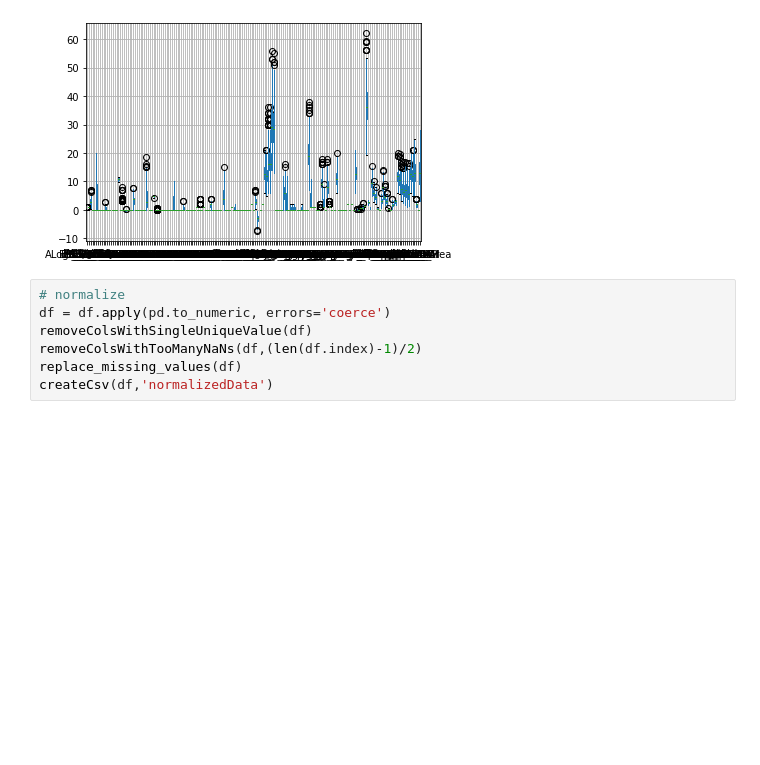
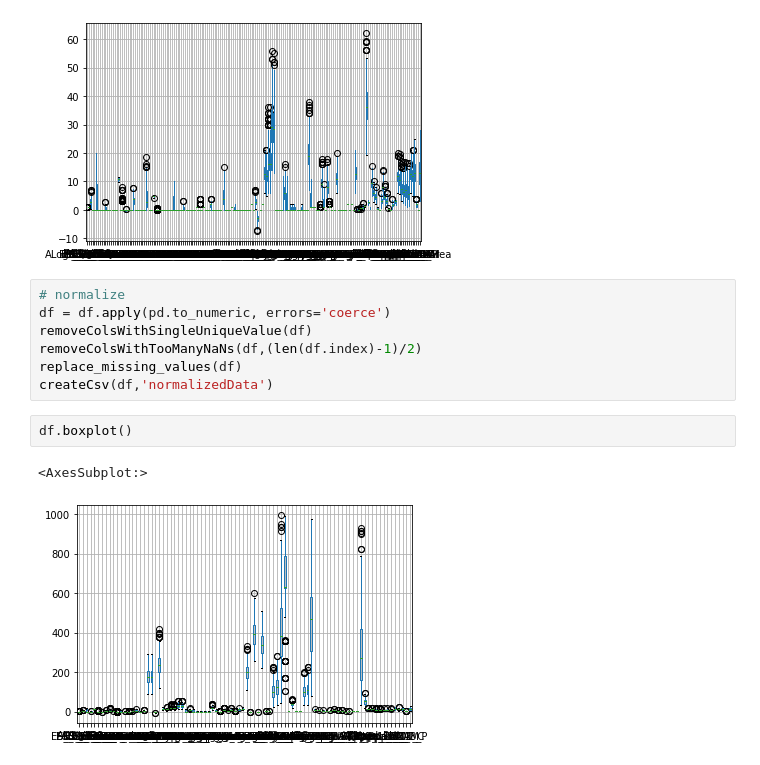
Before and after one commit to omriglevi/dataScience-1, a Jupyter notebook: bitter.ipynb, the cells around one changed output. Saved outputs shown, nothing was run; the diff lists cells and outputs as text; blank space fills up the shorter version.

```diff
--- a/bitter.ipynb
+++ b/bitter.ipynb
@@ -194,3 +214,8 @@ removeColsWithSingleUniqueValue(df)
 removeColsWithTooManyNaNs(df,(len(df.index)-1)/2)
 replace_missing_values(df)
 createCsv(df,'normalizedData')
+# %%
+df.boxplot()
+# %% [output]
+<AxesSubplot:>
+[figure, added]
```
Also changed, not shown: parts of 3 cells of this notebook.
